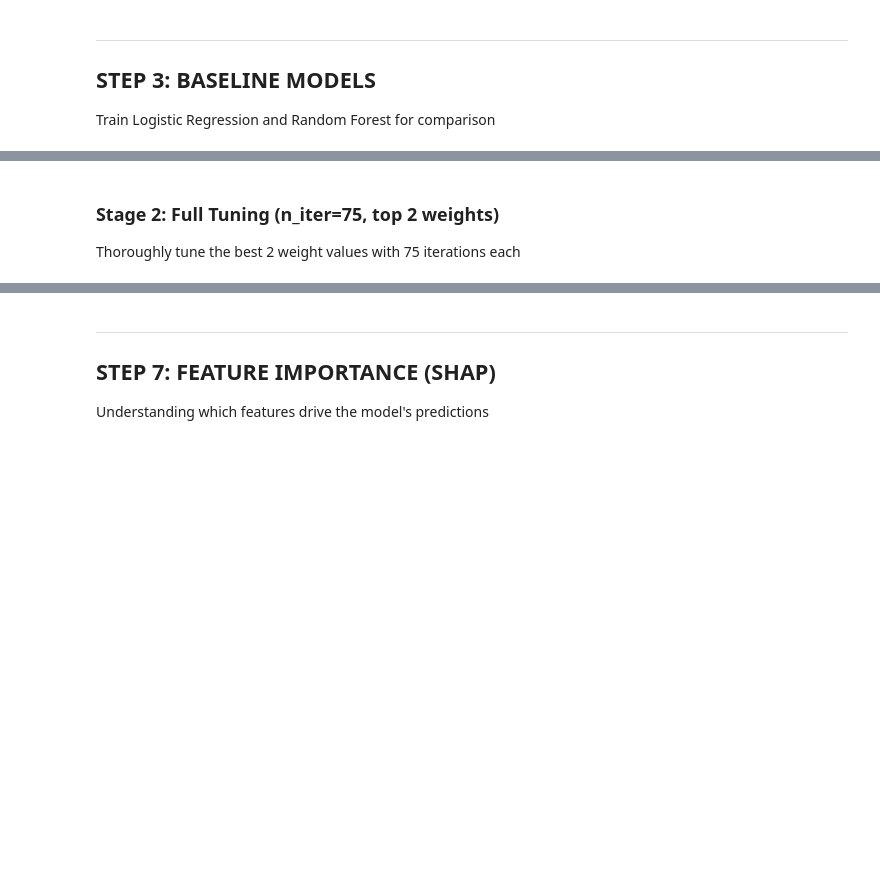
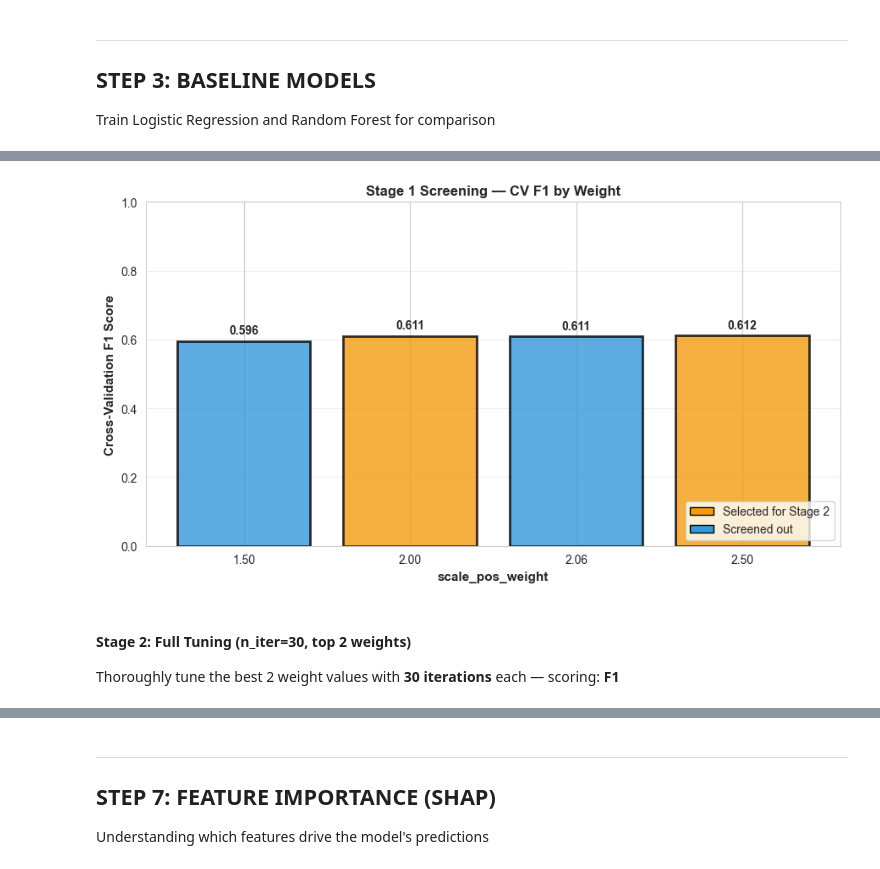
Before and after one commit to Gabriel-mdv/child-stunting-prediction-in-SSAFRICA, a Jupyter notebook: 2_model_training.ipynb, the cells around one changed output, grey strips where cells are left out. Saved outputs shown, nothing was run; the diff lists cells and outputs as text; code cells hidden in the pictures; blank space fills up the shorter version.

```diff
--- a/2_model_training.ipynb
+++ b/2_model_training.ipynb
@@ -461,35 +554,33 @@ print(f"\n✓ Top 2 weights selected: {[f'{w:.2f}' for w in top_weight_list]}")
 # %%
 # Visualize Stage 1 results
-fig, ax = plt.subplots(figsize=(10, 6))
+fig, ax = plt.subplots(figsize=(9, 5))
 
 weights_sorted = sorted(stage1_results.items(), key=lambda x: x[0])
-weights = [w[0] for w in weights_sorted]
-cv_f1s = [w[1]['cv_f1'] for w in weights_sorted]
+weights  = [w[0] for w in weights_sorted]
+cv_f1s   = [w[1]['cv_f1'] for w in weights_sorted]
+colors   = ['#f39c12' if w in top_weight_list else '#3498db' for w in weights]
 
-colors = ['#f39c12' if w in top_weight_list else '#3498db' for w in weights]
-ax.bar([f'{w:.2f}' for w in weights], cv_f1s, color=colors, alpha=0.7, edgecolor='black', linewidth=2)
-
+ax.bar([f'{w:.2f}' for w in weights], cv_f1s, color=colors, alpha=0.8, edgecolor='black', linewidth=2)
 ax.set_ylabel('Cross-Validation F1 Score', fontsize=11, fontweight='bold')
-ax.set_xlabel('Scale Pos Weight', fontsize=11, fontweight='bold')
-ax.set_title('Stage 1: Quick Screening - CV F1 Scores by Weight', fontsize=12, fontweight='bold')
-ax.grid(alpha=0.3, axis='y')
-ax.set_ylim([0, 1])
-
-# Add value labels on bars
+ax.set_xlabel('scale_pos_weight', fontsize=11, fontweight='bold')
+ax.set_title('Stage 1 Screening — CV F1 by Weight', fontsize=12, fontweight='bold')
+ax.set_ylim([0, 1]); ax.grid(alpha=0.3, axis='y')
 for i, (w, f1) in enumerate(zip(weights, cv_f1s)):
     ax.text(i, f1 + 0.02, f'{f1:.3f}', ha='center', fontweight='bold')
 
-# Legend
 from matplotlib.patches import Patch
-legend_elements = [Patch(facecolor='#f39c12', edgecolor='black', label='Selected for Stage 2'),
-                   Patch(facecolor='#3498db', edgecolor='black', label='Screened out')]
-ax.legend(handles=legend_elements, loc='lower right')
+ax.legend(handles=[
+    Patch(facecolor='#f39c12', edgecolor='black', label='Selected for Stage 2'),
+    Patch(facecolor='#3498db', edgecolor='black', label='Screened out'),
+], loc='lower right')
 
 plt.tight_layout()
 plt.savefig(os.path.join(MODELS_DIR, '02_stage1_screening.png'), dpi=150, bbox_inches='tight')
 plt.show()
+# %% [output]
+[figure, added]
 # %% [markdown]
-### Stage 2: Full Tuning (n_iter=75, top 2 weights)
-Thoroughly tune the best 2 weight values with 75 iterations each
+#### Stage 2: Full Tuning (n_iter=30, top 2 weights)
+Thoroughly tune the best 2 weight values with **30 iterations** each — scoring: **F1**
 # %%
 print(f"\n{'='*55}")
```
Also changed, not shown: parts of 39 cells of this notebook, 14 other files.
